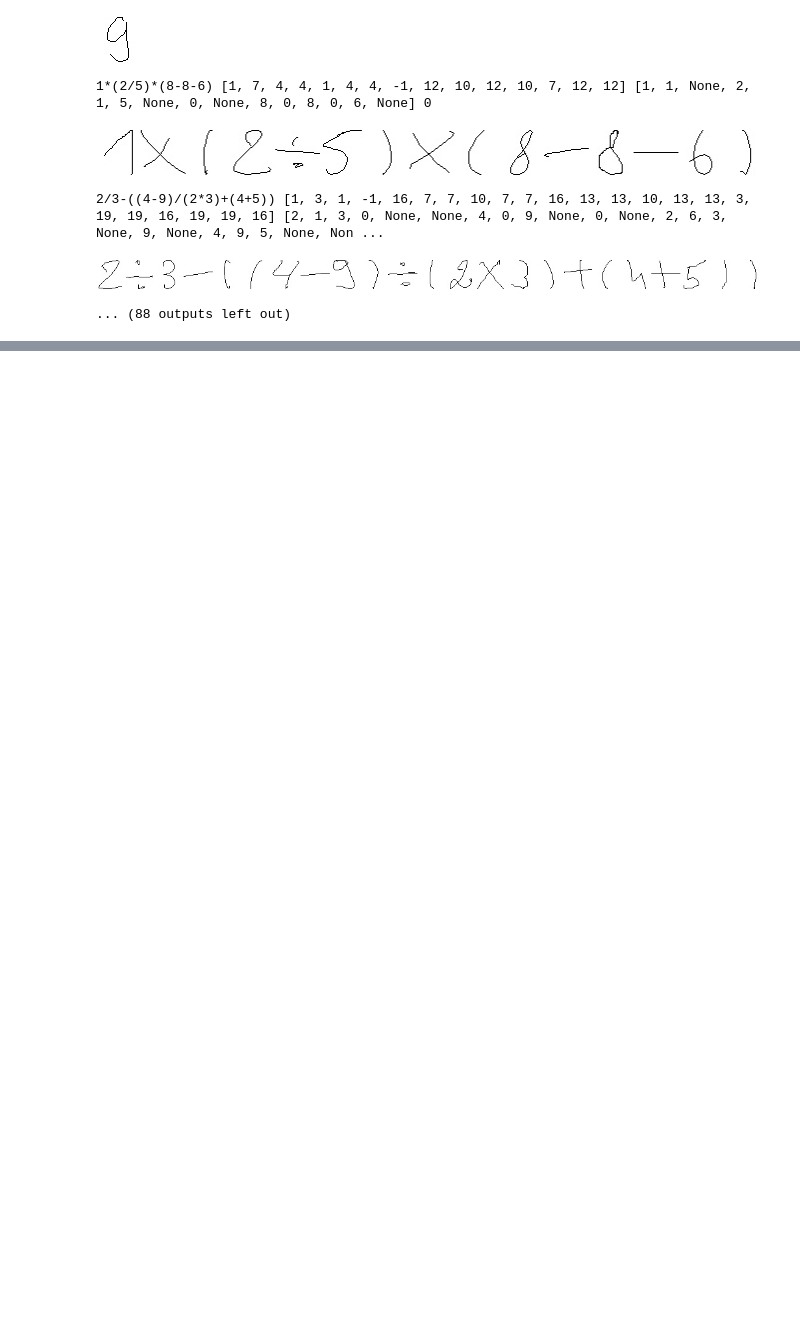
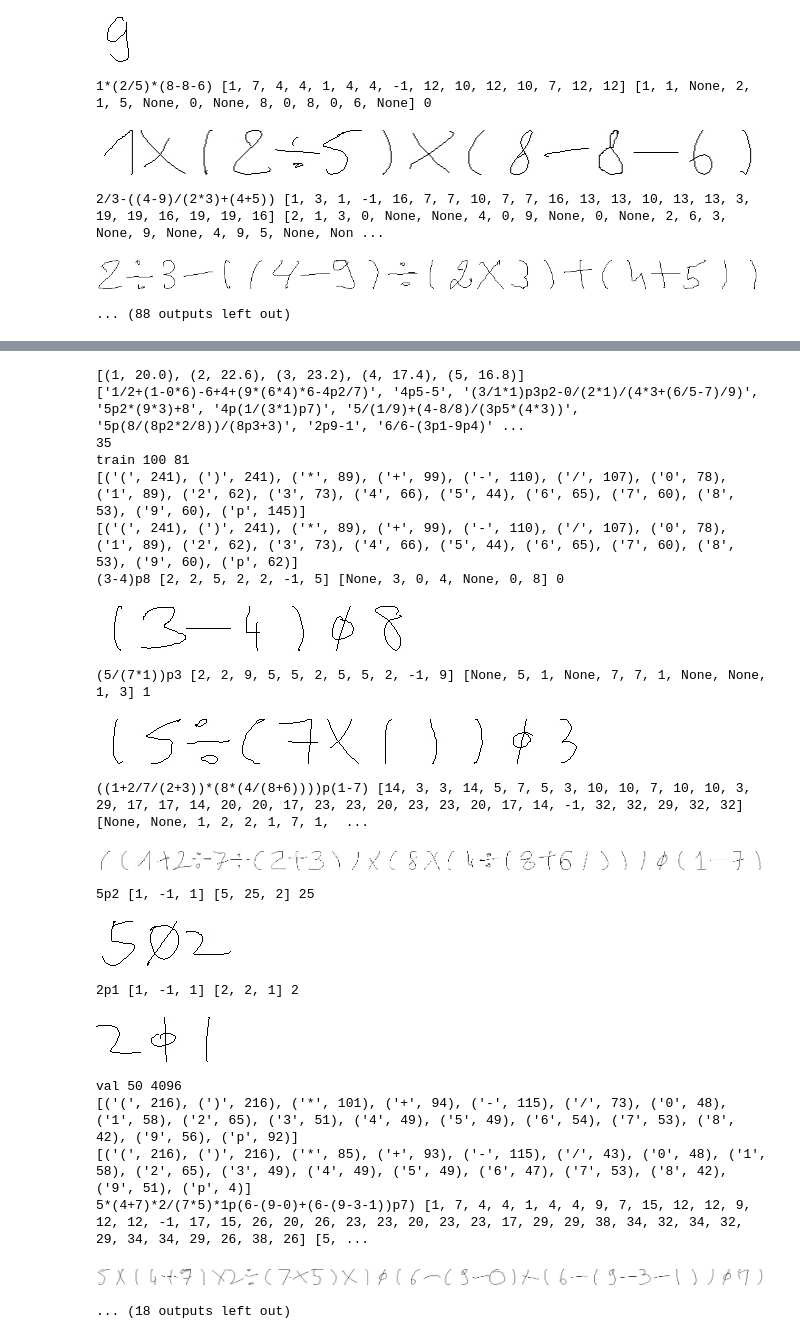
Before and after one commit to liqing-ustc/ANS, a Jupyter notebook: data/expr_generation.ipynb, the cells around one changed output, grey strips where cells are left out. Drawn from its saved outputs; the diff is of its cells as text; code cells hidden in the pictures; blank space fills up the shorter version.

```diff
--- a/data/expr_generation.ipynb
+++ b/data/expr_generation.ipynb
@@ -58,7 +58,7 @@ def render_img(img_paths):
 # %%
 # split train and test set of math symbols
 random.seed(777)
-terminals = ['+', '-', 'times', 'div', '(', ')', '!'] + list(map(str, list(range(10))))
+terminals = ['+', '-', 'times', 'div', '(', ')', '!'] + list(map(str, list(range(10)))) + ['alpha', 'beta', 'gamma', 'theta', 'phi']
 sym_train_set = {}
 sym_val_set = {}
 sym_test_set = {}
@@ -112,11 +112,12 @@ class Iterator:
                 random.shuffle(self.list)
         return self.list[self.current]
 
+tok_convert = {'*': 'times', '/': 'div', 'a': 'alpha', 'b': 'beta', 'g': 'gamma', 't': 'theta', 'p': 'phi'}
 def generate_img_paths(tokens, sym_set):
     img_paths = []
     for tok in tokens:
-        if tok == '*': tok = 'times'
-        if tok == '/': tok = 'div'
+        if tok in tok_convert:
+            tok = tok_convert[tok]
 
         img_name = sym_set[tok].next()
         img_paths.append(os.path.join(tok, img_name))
@@ -314,7 +315,7 @@ def sample_expression(n_op, n_instances, min_value=0, max_value=float('inf'), no
             if res is not None:
                 if non_zero_res and res == 0:
                     continue
-                max_res = max(res_all)
+                max_res = max([x for x in res_all if x is not None])
                 if max_res >= min_value and max_res <= max_value:
                     expressions.append(expr)
                     pbar.update(1)
@@ -329,7 +330,7 @@ def generate_expression(n_op, n_instances, min_value=0, max_value=float('inf'),
             if res is not None:
                 if non_zero_res and res == 0:
                     continue
-                max_res = max(res_all)
+                max_res = max([x for x in res_all if x is not None])
                 if max_res >= min_value and max_res <= max_value:
                     expressions.append(expr)
     else:
@@ -641,0 +645,8 @@ for i in range(1, 6):
+# %%
+fewshot_concepts = list('abgtp')
+op2precedence.update({'a': 2, 'b': 2, 'g': 3, 't': 3, 'p': 4})
+op2arity.update({'a': 2, 'b': 2, 'g': 2, 't': 2, 'p': 2})
+functions = [lambda x,y: max(x, y), lambda x,y: min(x, y), lambda x,y: math.ceil((x+y)/2),
+             lambda x,y: x % y if y != 0 else None, lambda x,y: x**y if y < 10 else None]
+programs = [Program(f) for f in functions]
+SYM2PROG.update(dict(zip(fewshot_concepts, functions)))
@@ -641,0 +757,47 @@ for i in range(1, 6):
+# %%
+counts = sorted(Counter([x['eval'] for x in split2dataset['test']]).items())
+total_count = sum([c for _, c in counts])
+counts = [(k, round(v/total_count*100, 2)) for k, v in counts]
+print(counts)
+print(list({x['expr'] for x in split2dataset['test'] if x['eval'] == 3})[:10])
+train_exprs = {x['expr'] for x in split2dataset['train']}
+max_len_train = max([len(x) for x in train_exprs])
+print(max_len_train)
+
+# Visualize data
+import numpy as np
+for split in splits:
+    dataset = split2dataset[split]
+    print(split, len(dataset), np.max([x['res'] for x in dataset]))
+    all_symbols = [(x, y) for sample in dataset for x, y in zip(sample['img_paths'], sample['expr'])]
+    print(sorted(Counter([x[1] for x in all_symbols]).items()))
+    print(sorted(Counter([x[1] for x in set(all_symbols)]).items()))
+    for _ in range(5):
+        sample = random.choice(dataset)
+        img_paths = sample['img_paths']
+        img = render_img(img_paths)
+        print("".join(sample['expr']), sample['head'], sample['res_all'], sample['res'])
+        display(img)
+# %% [output]
+[(1, 20.0), (2, 22.6), (3, 23.2), (4, 17.4), (5, 16.8)]
+['1/2+(1-0*6)-6+4+(9*(6*4)*6-4p2/7)', '4p5-5', '(3/1*1)p3p2-0/(2*1)/(4*3+(6/5-7)/9)', '5p2*(9*3)+8', '4p(1/(3*1)p7)', '5/(1/9)+(4-8/8)/(3p5*(4*3))', '5p(8/(8p2*2/8))/(8p3+3)', '2p9-1', '6/6-(3p1-9p4)' ...
+35
+train 100 81
+[('(', 241), (')', 241), ('*', 89), ('+', 99), ('-', 110), ('/', 107), ('0', 78), ('1', 89), ('2', 62), ('3', 73), ('4', 66), ('5', 44), ('6', 65), ('7', 60), ('8', 53), ('9', 60), ('p', 145)]
+[('(', 241), (')', 241), ('*', 89), ('+', 99), ('-', 110), ('/', 107), ('0', 78), ('1', 89), ('2', 62), ('3', 73), ('4', 66), ('5', 44), ('6', 65), ('7', 60), ('8', 53), ('9', 60), ('p', 62)]
+(3-4)p8 [2, 2, 5, 2, 2, -1, 5] [None, 3, 0, 4, None, 0, 8] 0
+[figure, added]
+(5/(7*1))p3 [2, 2, 9, 5, 5, 2, 5, 5, 2, -1, 9] [None, 5, 1, None, 7, 7, 1, None, None, 1, 3] 1
+[figure, added]
+((1+2/7/(2+3))*(8*(4/(8+6))))p(1-7) [14, 3, 3, 14, 5, 7, 5, 3, 10, 10, 7, 10, 10, 3, 29, 17, 17, 14, 20, 20, 17, 23, 23, 20, 23, 23, 20, 17, 14, -1, 32, 32, 29, 32, 32] [None, None, 1, 2, 2, 1, 7, 1,  ...
+[figure, added]
+5p2 [1, -1, 1] [5, 25, 2] 25
+[figure, added]
+2p1 [1, -1, 1] [2, 2, 1] 2
+[figure, added]
+val 50 4096
+[('(', 216), (')', 216), ('*', 101), ('+', 94), ('-', 115), ('/', 73), ('0', 48), ('1', 58), ('2', 65), ('3', 51), ('4', 49), ('5', 49), ('6', 54), ('7', 53), ('8', 42), ('9', 56), ('p', 92)]
+[('(', 216), (')', 216), ('*', 85), ('+', 93), ('-', 115), ('/', 43), ('0', 48), ('1', 58), ('2', 65), ('3', 49), ('4', 49), ('5', 49), ('6', 47), ('7', 53), ('8', 42), ('9', 51), ('p', 4)]
+5*(4+7)*2/(7*5)*1p(6-(9-0)+(6-(9-3-1))p7) [1, 7, 4, 4, 1, 4, 4, 9, 7, 15, 12, 12, 9, 12, 12, -1, 17, 15, 26, 20, 26, 23, 23, 20, 23, 23, 17, 29, 29, 38, 34, 32, 34, 32, 29, 34, 34, 29, 26, 38, 26] [5, ...
+[figure, added]
+... (18 outputs left out)
```
Also changed, not shown: parts of 6 cells of this notebook, 8 other files.
